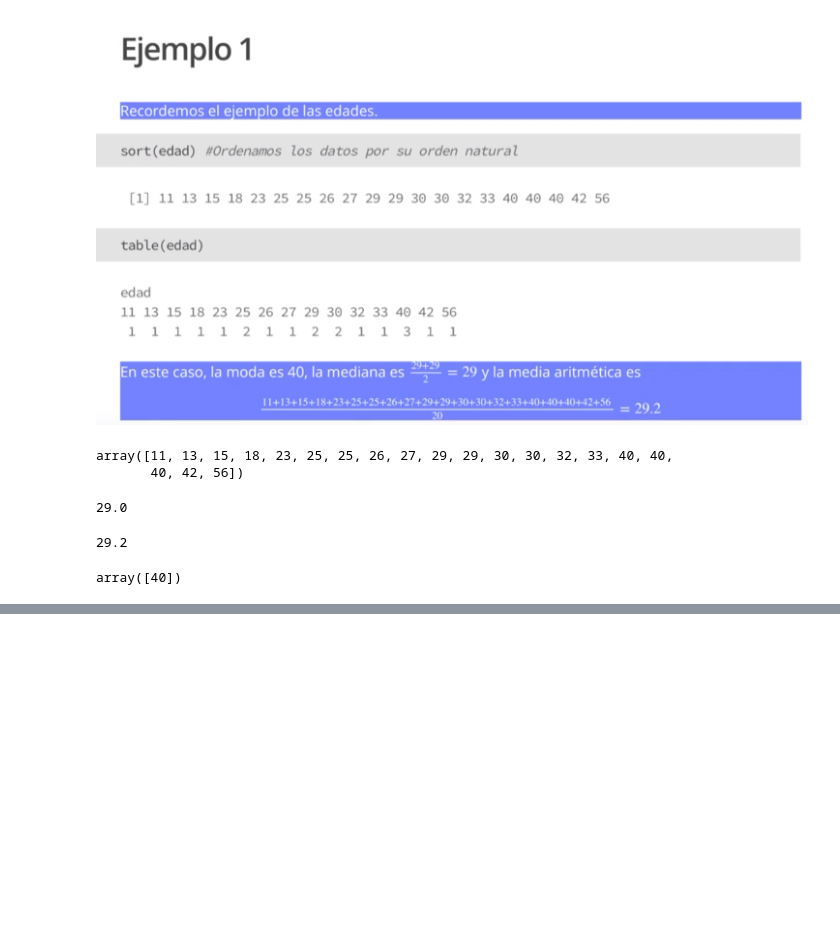
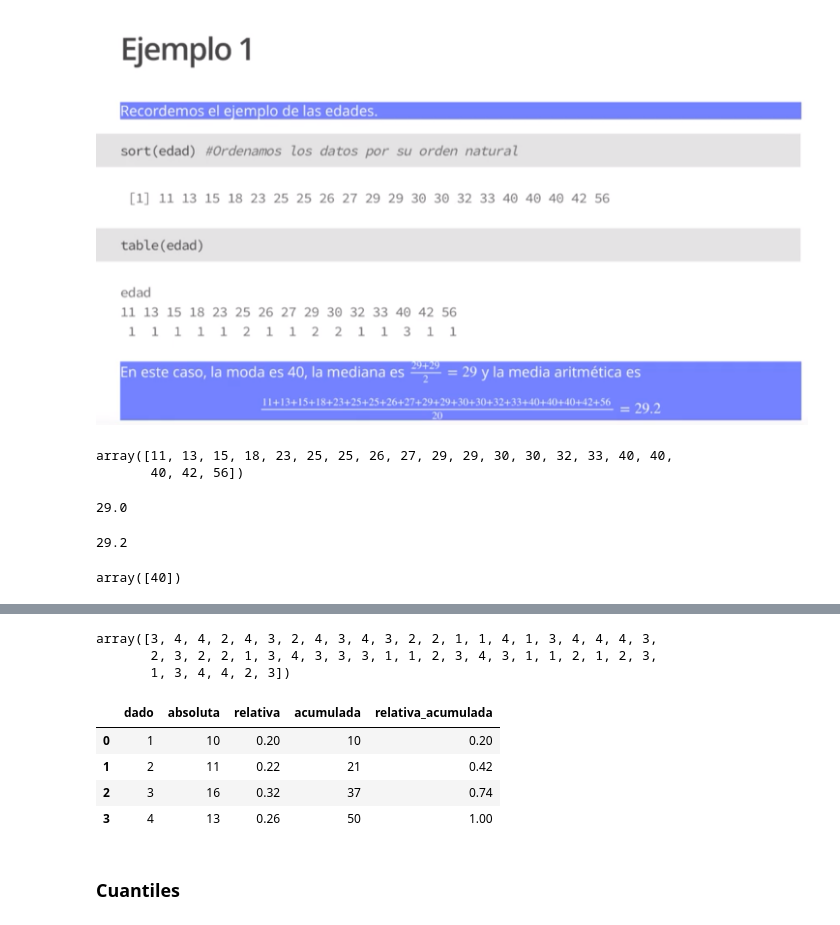
Before and after one commit to sebastian9610/Frogames, a Jupyter notebook: Estadistica-Descriptiva-RStudio-y-Python/EstDescriptiva-Datos-Cuantitavos/Apuntes-Cuantitativos.ipynb, the cells around one changed output, grey strips where cells are left out. Drawn from its saved outputs; the diff is of its cells as text; code cells hidden in the pictures; blank space fills up the shorter version.

```diff
--- a/Estadistica-Descriptiva-RStudio-y-Python/EstDescriptiva-Datos-Cuantitavos/Apuntes-Cuantitativos.ipynb
+++ b/Estadistica-Descriptiva-RStudio-y-Python/EstDescriptiva-Datos-Cuantitavos/Apuntes-Cuantitativos.ipynb
@@ -125,0 +134,24 @@ array([40])
+# %%
+np.random.seed(260798)
+dado = np.random.randint(1, 5, size=50)
+dado
+# %% [output]
+array([3, 4, 4, 2, 4, 3, 2, 4, 3, 4, 3, 2, 2, 1, 1, 4, 1, 3, 4, 4, 4, 3,
+       2, 3, 2, 2, 1, 3, 4, 3, 3, 3, 1, 1, 2, 3, 4, 3, 1, 1, 2, 1, 2, 3,
+       1, 3, 4, 4, 2, 3])
+# %%
+df_dados_2 = pd.DataFrame(np.unique(dado, return_counts=True)).T
+df_dados_2.rename(columns={0:'dado', 1:'absoluta'}, inplace=True)
+df_dados_2.sort_values('dado', ascending=True, inplace=True)
+df_dados_2['relativa'] = df_dados_2['absoluta'] / df_dados_2['absoluta'].sum()
+df_dados_2['acumulada'] = df_dados_2['absoluta'].cumsum()
+df_dados_2['relativa_acumulada'] = df_dados_2['relativa'].cumsum()
+df_dados_2
+# %% [output]
+|  | dado | absoluta | relativa | acumulada | relativa_acumulada |
+| 0 | 1 | 10 | 0.20 | 10 | 0.20 |
+| 1 | 2 | 11 | 0.22 | 21 | 0.42 |
+| 2 | 3 | 16 | 0.32 | 37 | 0.74 |
+| 3 | 4 | 13 | 0.26 | 50 | 1.00 |
+# %% [markdown]
+### Cuantiles
```
Also changed, not shown: parts of 25 cells of this notebook.
